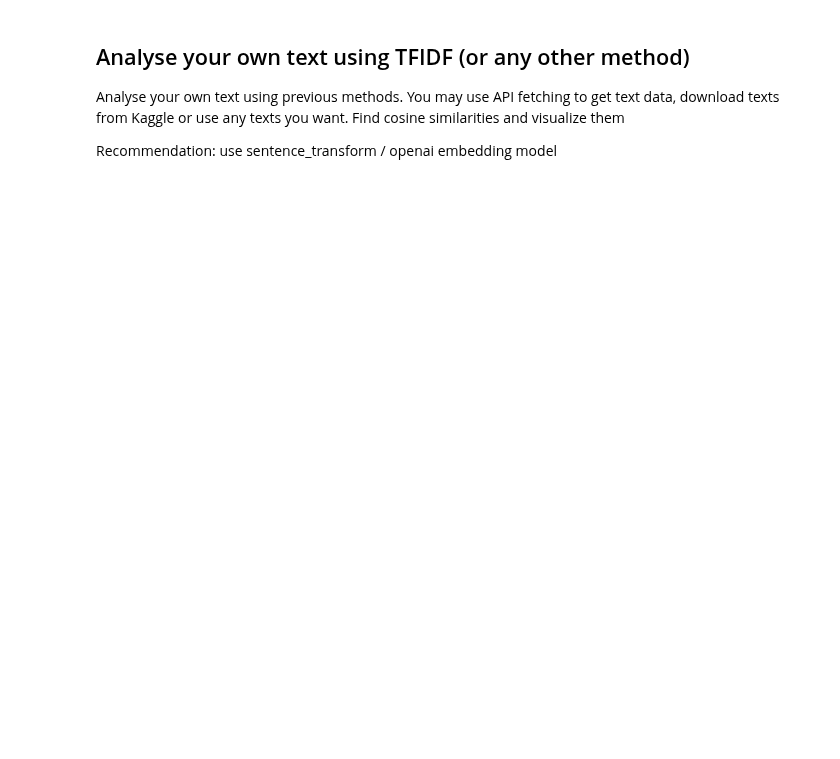
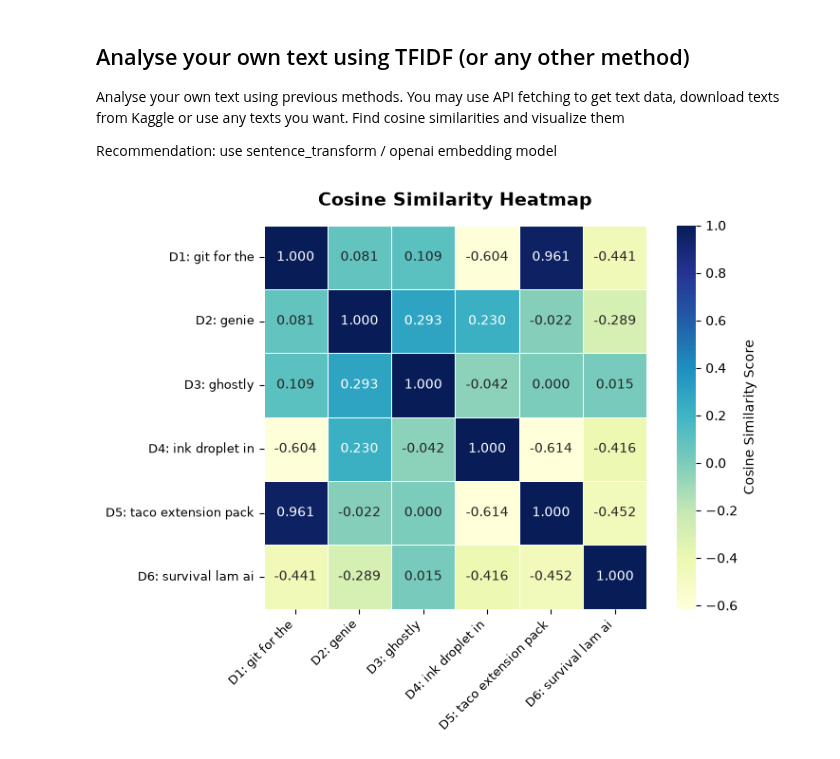
Before and after one commit to OleksandrKyrstiuk/ida-labs, a Jupyter notebook: assignement-2.ipynb, the cells around one changed output. Drawn from its saved outputs; the diff is of its cells as text; code cells hidden in the pictures; blank space fills up the shorter version.

```diff
--- a/assignement-2.ipynb
+++ b/assignement-2.ipynb
@@ -94,19 +331,53 @@ Analyse your own text using previous methods. You may use API fetching to get te
 
 Recommendation: use sentence_transform / openai embedding model
 # %%
+import json
+import urllib.request
+
+
 def get_texts():
-    """
-    Get the texts you want to analyse. Either API fetching, Kaggle or any other source.
+  """Get the texts you want to analyse. Either API fetching, Kaggle or any other source.
 
-    Args:
-        None: None.
+  Args:
+      None: None.
 
-    Returns:
-        list: list of texts.
-    """
-    return None
+  Returns:
+      list: list of texts.
+  """
+  top_stories_url = "https://hacker-news.firebaseio.com/v0/topstories.json"
+  texts = []
+  headers = {"User-Agent": "DataScienceProject/1.0"}
+
+  try:
+    req = urllib.request.Request(top_stories_url, headers=headers)
+    with urllib.request.urlopen(req, timeout=5) as resp:
+      story_ids = json.loads(resp.read().decode())[:6]
+
+      for sid in story_ids:
+        item_url = f"https://hacker-news.firebaseio.com/v0/item/{sid}.json"
+        req_item = urllib.request.Request(item_url, headers=headers)
+        with urllib.request.urlopen(req_item, timeout=5) as item_resp:
+          item_data = json.loads(item_resp.read().decode())
+          if "title" in item_data:
+            texts.append(item_data["title"])
+  except Exception:
+    pass
+
+  if len(texts) < 6:
+    texts = [
+        "Artificial intelligence tools improve coding speed and quality.",
+        "Machine learning models show breakthrough in weather prediction.",
+        "New open-source database engine achieves record benchmark results.",
+        "Data science techniques enable real-time detection of anomalies.",
+        "Web assembly brings high performance applications to browsers.",
+        "Python remains the most popular language for data analysis.",
+    ]
+
+  return texts
 
 texts = get_texts()
 texts_processed = process_texts(texts)
 cosine_matrix = calcuate_tfidf(texts_processed)
 visualize_data(cosine_matrix, texts_processed)
+# %% [output]
+[figure, added]
```
Also changed, not shown: parts of 4 cells of this notebook, 3 other files.
